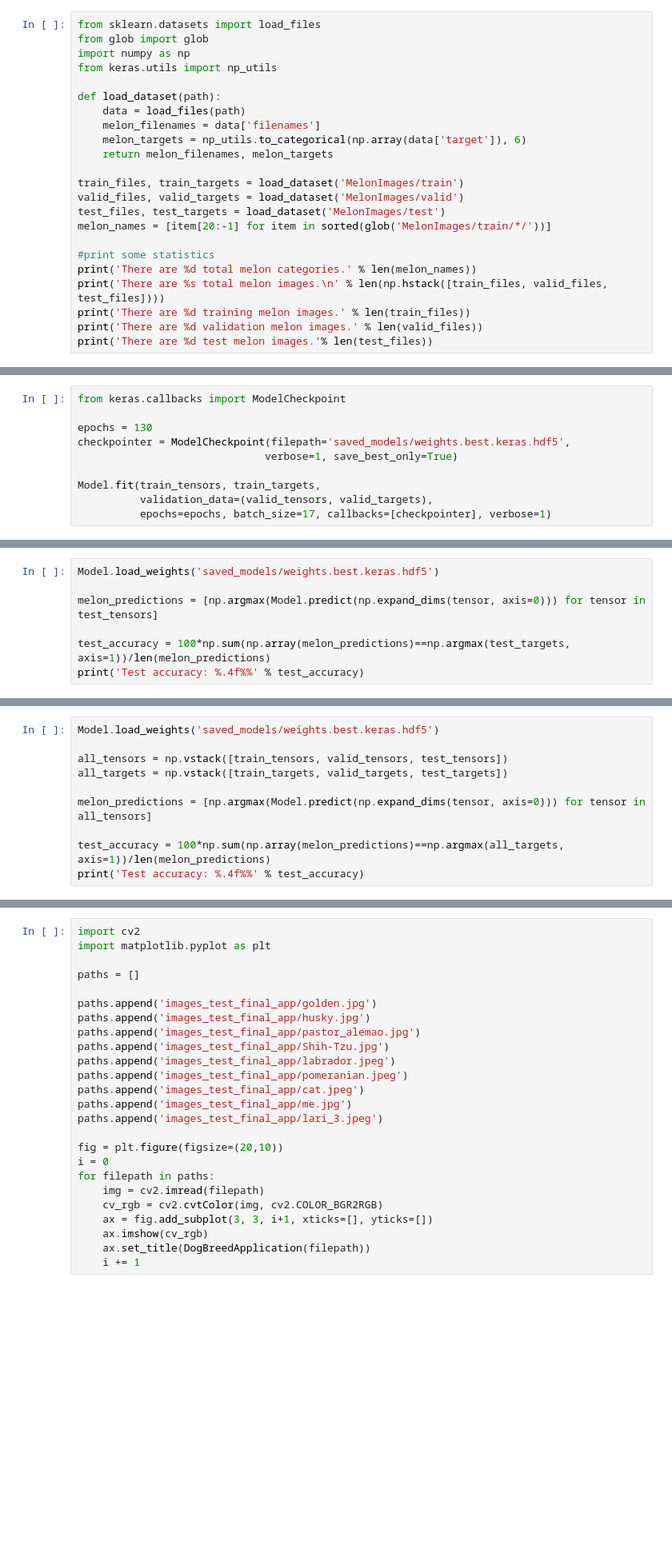
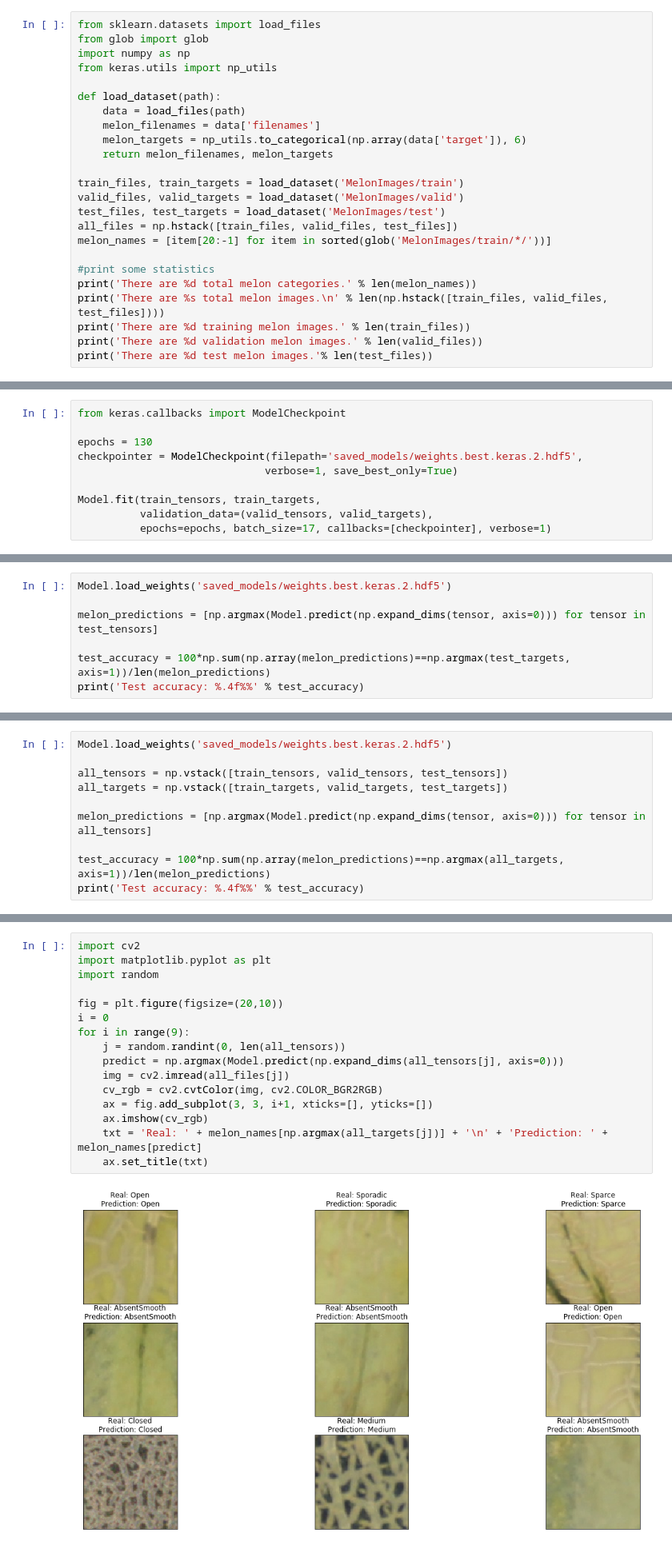
Before and after one commit to cfcv/MelonTextureClassification, a Jupyter notebook: MelonClassifier.ipynb, the cells around one changed output, grey strips where cells are left out. Shown: that part at 80% size. Saved outputs shown, nothing was run; the diff lists cells and outputs as text; blank space fills up the shorter version.

```diff
--- a/MelonClassifier.ipynb
+++ b/MelonClassifier.ipynb
@@ -17,6 +17,7 @@ def load_dataset(path):
 train_files, train_targets = load_dataset('MelonImages/train')
 valid_files, valid_targets = load_dataset('MelonImages/valid')
 test_files, test_targets = load_dataset('MelonImages/test')
+all_files = np.hstack([train_files, valid_files, test_files])
 melon_names = [item[20:-1] for item in sorted(glob('MelonImages/train/*/'))]
 
 #print some statistics
@@ -109,7 +110,7 @@ _________________________________________________________________
 from keras.callbacks import ModelCheckpoint
 
 epochs = 130
-checkpointer = ModelCheckpoint(filepath='saved_models/weights.best.keras.hdf5',
+checkpointer = ModelCheckpoint(filepath='saved_models/weights.best.keras.2.hdf5',
                               verbose=1, save_best_only=True)
 
 Model.fit(train_tensors, train_targets,
@@ -136,6 +137,6 @@ Epoch 130/130
 <keras.callbacks.History at 0x...>
 # %%
-Model.load_weights('saved_models/weights.best.keras.hdf5')
+Model.load_weights('saved_models/weights.best.keras.2.hdf5')
 
 melon_predictions = [np.argmax(Model.predict(np.expand_dims(tensor, axis=0))) for tensor in test_tensors]
 
@@ -146,5 +147,5 @@ Test accuracy: 57.6923%
 # %%
-Model.load_weights('saved_models/weights.best.keras.hdf5')
+Model.load_weights('saved_models/weights.best.keras.2.hdf5')
 
 all_tensors = np.vstack([train_tensors, valid_tensors, test_tensors])
 all_targets = np.vstack([train_targets, valid_targets, test_targets])
@@ -213,25 +218,18 @@ array([ True,  True,  True,  True,  True,  True,  True,  True,  True,
 # %%
 import cv2
 import matplotlib.pyplot as plt
-
-paths = []
-
-paths.append('images_test_final_app/golden.jpg')
-paths.append('images_test_final_app/husky.jpg')
-paths.append('images_test_final_app/pastor_alemao.jpg')
-paths.append('images_test_final_app/Shih-Tzu.jpg')
-paths.append('images_test_final_app/labrador.jpeg')
-paths.append('images_test_final_app/pomeranian.jpeg')
-paths.append('images_test_final_app/cat.jpeg')
-paths.append('images_test_final_app/me.jpg')
-paths.append('images_test_final_app/lari_3.jpeg')
+import random
 
 fig = plt.figure(figsize=(20,10))
 i = 0
-for filepath in paths:
-    img = cv2.imread(filepath)
+for i in range(9):
+    j = random.randint(0, len(all_tensors))
+    predict = np.argmax(Model.predict(np.expand_dims(all_tensors[j], axis=0)))
+    img = cv2.imread(all_files[j])
     cv_rgb = cv2.cvtColor(img, cv2.COLOR_BGR2RGB)
     ax = fig.add_subplot(3, 3, i+1, xticks=[], yticks=[])
     ax.imshow(cv_rgb)
-    ax.set_title(DogBreedApplication(filepath))
-    i += 1
+    txt = 'Real: ' + melon_names[np.argmax(all_targets[j])] + '\n' + 'Prediction: ' + melon_names[predict]
+    ax.set_title(txt)
+# %% [output]
+[figure, added]
```
Also changed, not shown: parts of 20 cells of this notebook.
